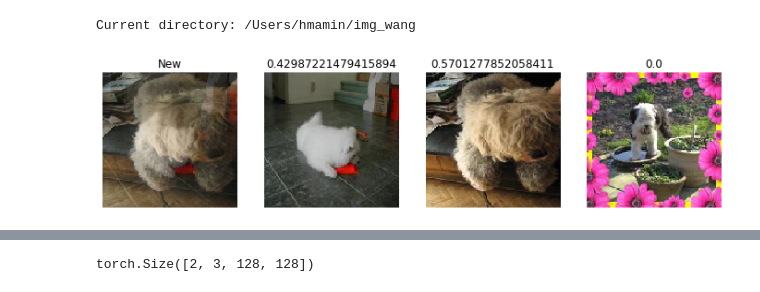
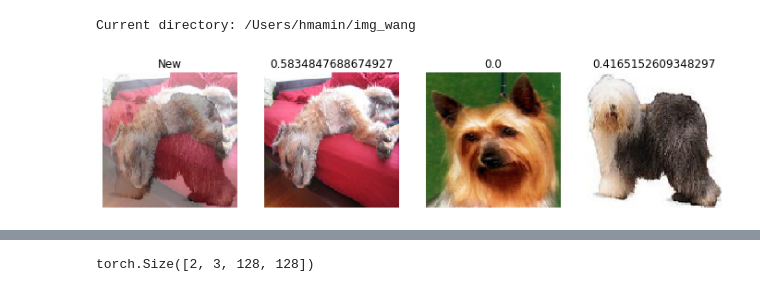
Before and after one commit to hdmamin/self-supervised-vision-exp, a Jupyter notebook: notebooks/nb02-unsup-model.ipynb, the cells around one changed output, grey strips where cells are left out. Cells and saved outputs as stored; diff of their text form; code cells hidden in the pictures.

```diff
--- a/notebooks/nb02-unsup-model.ipynb
+++ b/notebooks/nb02-unsup-model.ipynb
@@ -30,7 +26,10 @@ dl = DataLoader(ds, batch_size=2, shuffle=False)
+# %%
+bs = 2
+dst, dsv, dlt, dlv = get_mixup_databunch(dir_u, bs=bs)
 # %%
-*imgs, w = ds[100]
+*imgs, w = dst[0]
 show_images(imgs, figsize=(12, 4), titles=['New']+w.tolist())
 plt.show()
 # %% [output]
-[figure, old version]
+[figure, new version]
 # %%
```
Also changed, not shown: parts of 20 cells of this notebook, 3 other files.
